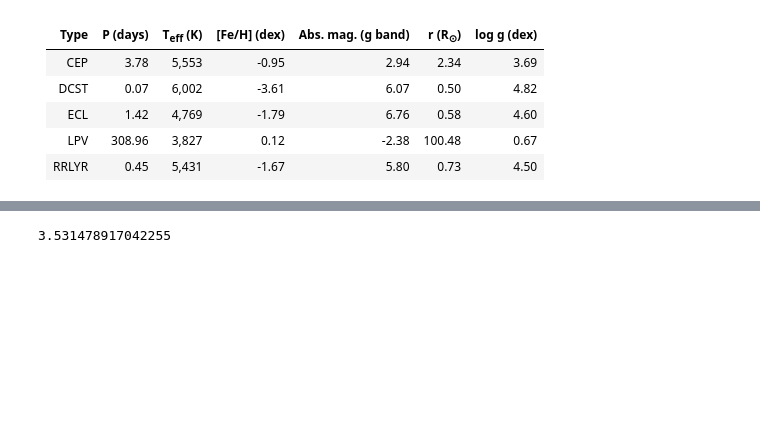
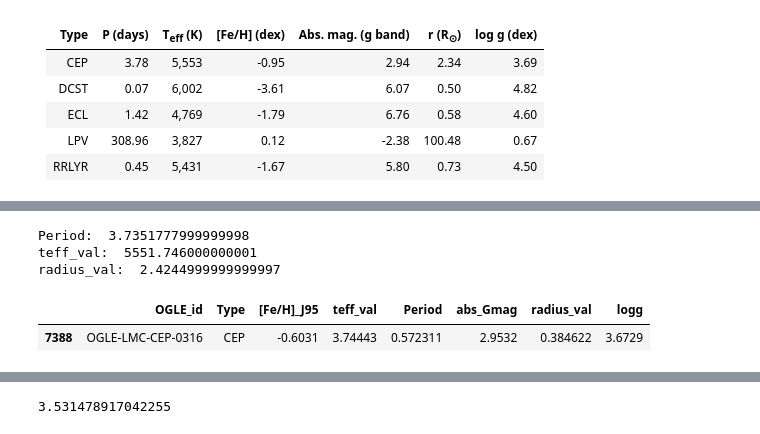
Before and after one commit to frperezgalarce/cnn-pels-vae, a Jupyter notebook: notebooks/15. plot similar real light curves.ipynb, the cells around one changed output, grey strips where cells are left out. Saved outputs shown, nothing was run; the diff lists cells and outputs as text; code cells hidden in the pictures; blank space fills up the shorter version.

```diff
--- a/notebooks/15. plot similar real light curves.ipynb
+++ b/notebooks/15. plot similar real light curves.ipynb
@@ -148 +163,18 @@ Index(['OGLE_id', 'Type', '[Fe/H]_J95', 'teff_val', 'Period', 'abs_Gmag',
+# %%
+meta[(meta.Type=='CEP') &  (meta.Period > np.log10(3.7)) & (meta.Period < np.log10(3.8))
+        & (meta.teff_val < np.log10(5800)) & (meta.teff_val > np.log10(5300))
+        & (meta.abs_Gmag < 4) & (meta.abs_Gmag > 2)]
+
+lc_i = meta[meta.OGLE_id=='OGLE-LMC-CEP-0316']
+
+print('Period: ', np.power(10, lc_i.Period.values[0]))
+print('teff_val: ', np.power(10, lc_i.teff_val.values[0]))
+print('radius_val: ', np.power(10, lc_i.radius_val.values[0]))
+lc_i
+# %% [output]
+Period:  3.7351777999999998
+teff_val:  5551.746000000001
+radius_val:  2.4244999999999997
+|  | OGLE_id | Type | [Fe/H]_J95 | teff_val | Period | abs_Gmag | radius_val | logg |
+| 7388 | OGLE-LMC-CEP-0316 | CEP | -0.6031 | 3.74443 | 0.572311 | 2.9532 | 0.384622 | 3.6729 |
 # %%
```
Also changed, not shown: parts of 5 cells of this notebook, 8 other files.
